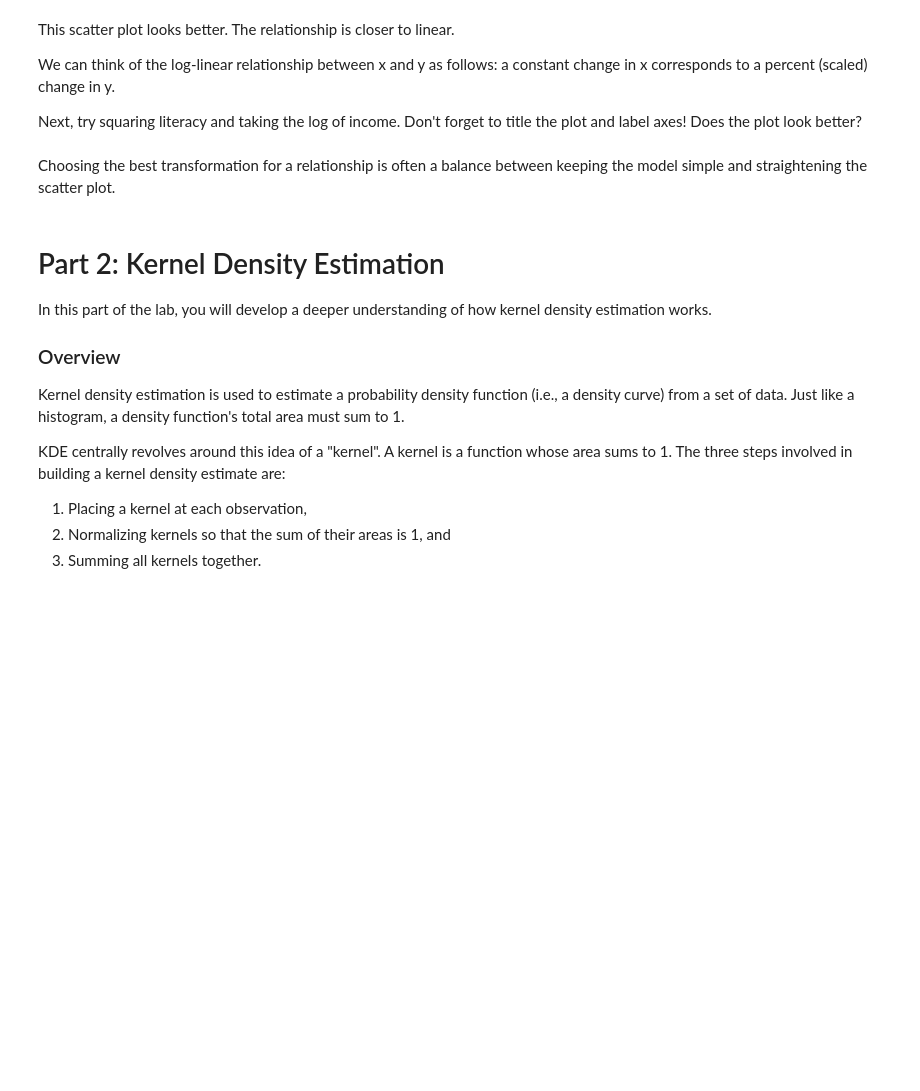
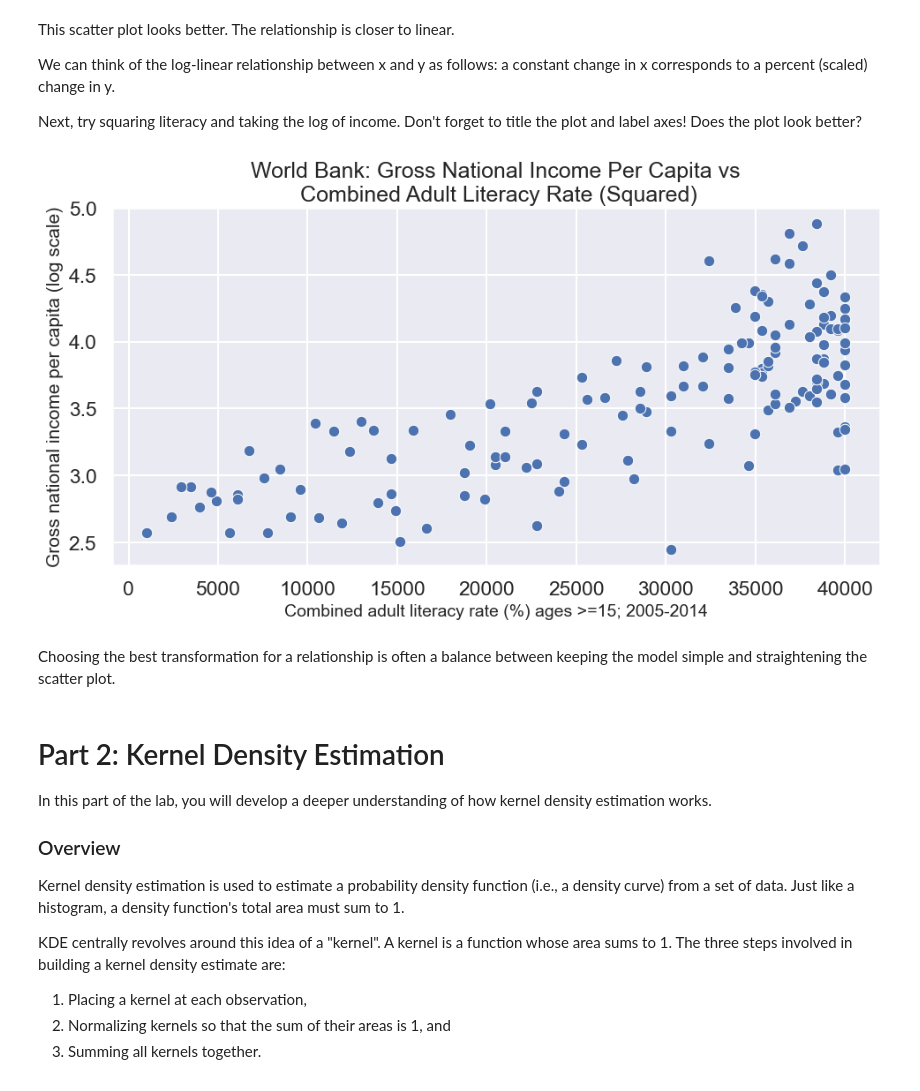
Before and after one commit to RamesTheGeneric/CSCIU459-GROUP-PROJECTS, a Jupyter notebook: A3/A3.ipynb, the cells around one changed output. Drawn from its saved outputs; the diff is of its cells as text; code cells hidden in the pictures; blank space fills up the shorter version.

```diff
--- a/A3/A3.ipynb
+++ b/A3/A3.ipynb
@@ -254,3 +300,12 @@ plt.figure(figsize=(10,5))
+# %%
+plt.figure(figsize=(10,5))
+
+sns.scatterplot(data=df, x=df['lit'] ** 2, y=np.log10(df['inc']))
+plt.xlabel("Combined adult literacy rate (%) ages >=15; 2005-2014", fontsize=14)
+plt.ylabel('Gross national income per capita (log scale)', fontsize=15)
+plt.title('World Bank: Gross National Income Per Capita vs\n Combined Adult Literacy Rate (Squared)');
+# %% [output]
+[figure, added]
 # %% [markdown]
 Choosing the best transformation for a relationship is often a balance between keeping the model simple and straightening the scatter plot.
 # %% [markdown]
```
Also changed, not shown: parts of 42 cells of this notebook, 2 other files.
